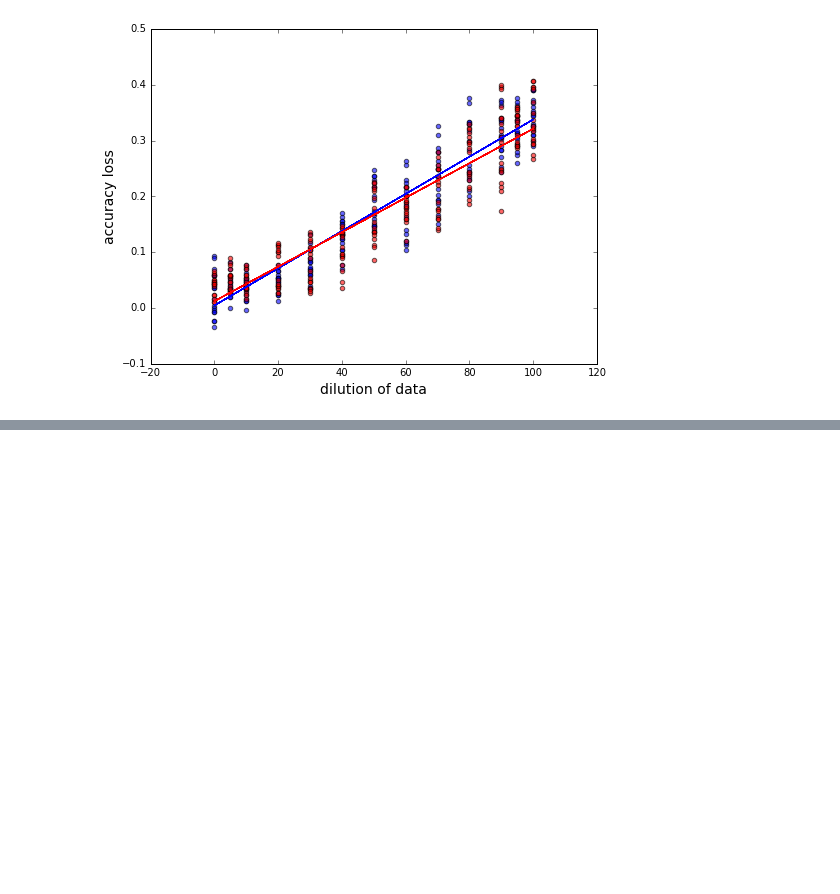
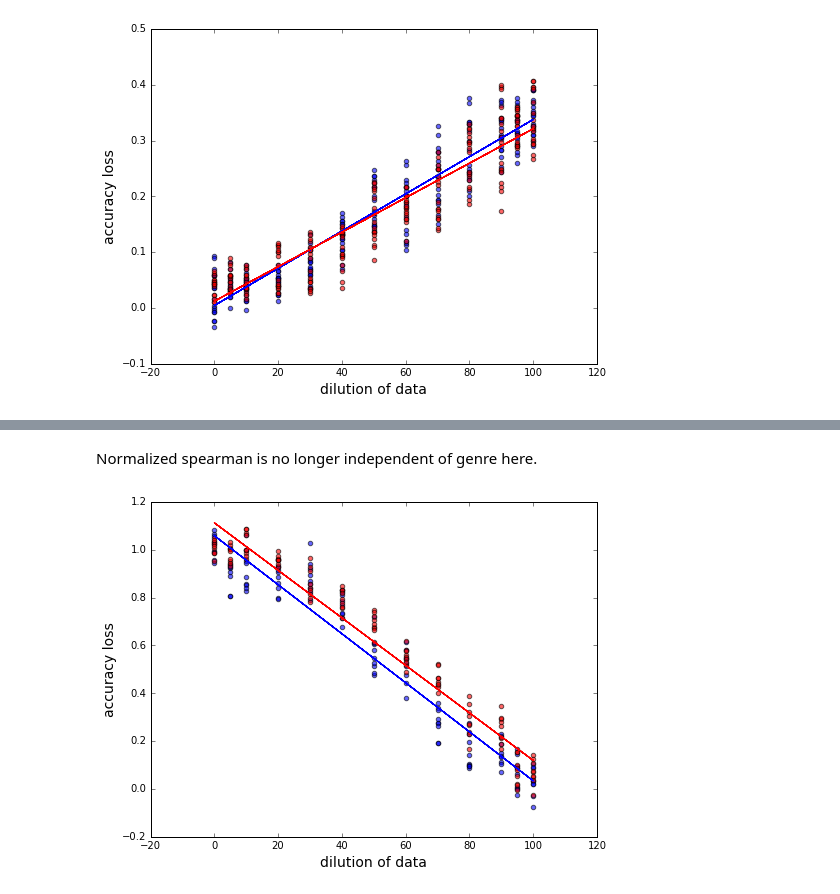
Before and after one commit to tedunderwood/measureperspective, a Jupyter notebook: measuredivergence/spacebetweengenres.ipynb, the cells around one changed output, grey strips where cells are left out. Cells and saved outputs as stored; diff of their text form; code cells hidden in the pictures; blank space fills up the shorter version.

```diff
--- a/measuredivergence/spacebetweengenres.ipynb
+++ b/measuredivergence/spacebetweengenres.ipynb
@@ -67,0 +207,20 @@ pearsonr(df.ratio, df.spearman)
+# %% [markdown]
+Normalized spearman is no longer independent of genre here.
+# %%
+fig, ax = plt.subplots(figsize = (8, 6))
+plt.scatter(f2.ratio, f2.normspear, c ='b', alpha = 0.6)
+plt.scatter(d2.ratio, d2.normspear, c = 'r', alpha = 0.6)
+plt.xlabel('dilution of data', fontsize = 14)
+plt.ylabel('accuracy loss', fontsize = 14)
+
+z = np.polyfit(f2.ratio, f2.normspear, 1)
+p = np.poly1d(z)
+ax.plot(f2.ratio, p(f2.ratio), linestyle = (0, (5, 5)), c = 'b')
+
+z = np.polyfit(d2.ratio, d2.normspear, 1)
+p = np.poly1d(z)
+ax.plot(d2.ratio, p(d2.ratio), linestyle = (0, (5, 5)), c = 'r')
+
+plt.show()
+# %% [output]
+[figure, added]
```
Also changed, not shown: parts of 33 cells of this notebook.
